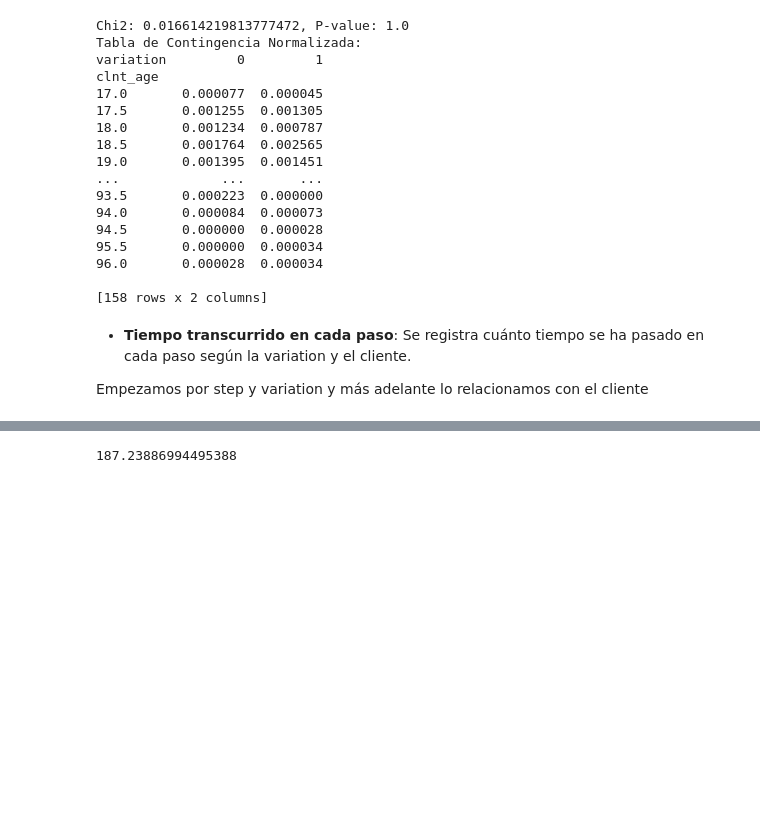
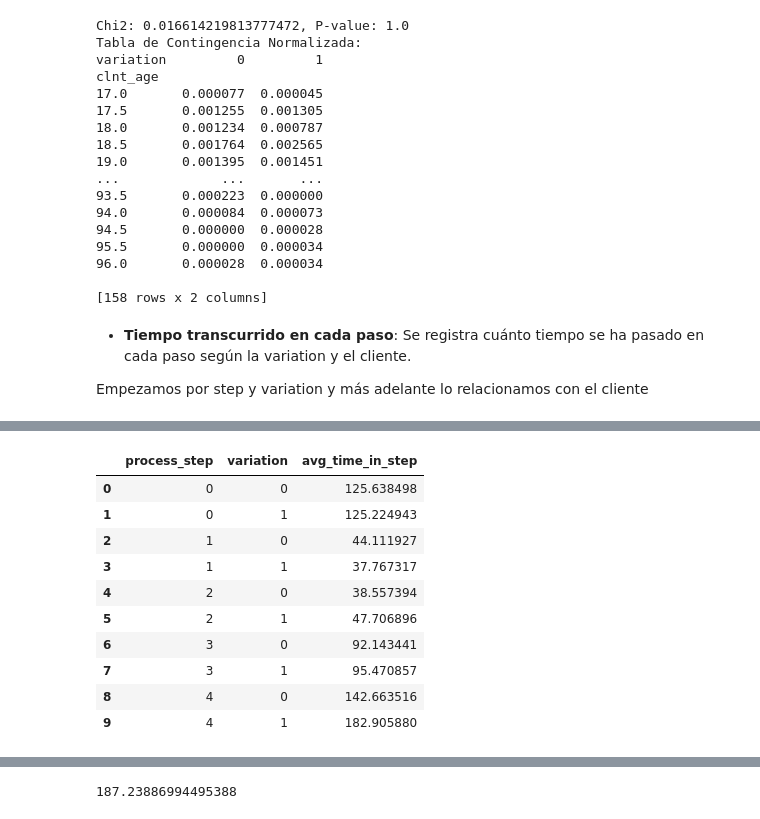
Before and after one commit to Greta-galeana/abtest_vanguard, a Jupyter notebook: main.ipynb, the cells around one changed output, grey strips where cells are left out. Saved outputs shown, nothing was run; the diff lists cells and outputs as text; code cells hidden in the pictures; blank space fills up the shorter version.

```diff
--- a/main.ipynb
+++ b/main.ipynb
@@ -633,0 +644,16 @@ result
+# %%
+result = df.groupby(['process_step', 'variation'])['time_in_step'].mean().reset_index()
+result = result.rename(columns={'time_in_step': 'avg_time_in_step'})
+result
+# %% [output]
+|  | process_step | variation | avg_time_in_step |
+| 0 | 0 | 0 | 125.638498 |
+| 1 | 0 | 1 | 125.224943 |
+| 2 | 1 | 0 | 44.111927 |
+| 3 | 1 | 1 | 37.767317 |
+| 4 | 2 | 0 | 38.557394 |
+| 5 | 2 | 1 | 47.706896 |
+| 6 | 3 | 0 | 92.143441 |
+| 7 | 3 | 1 | 95.470857 |
+| 8 | 4 | 0 | 142.663516 |
+| 9 | 4 | 1 | 182.905880 |
```
Also changed, not shown: parts of 15 cells of this notebook.
